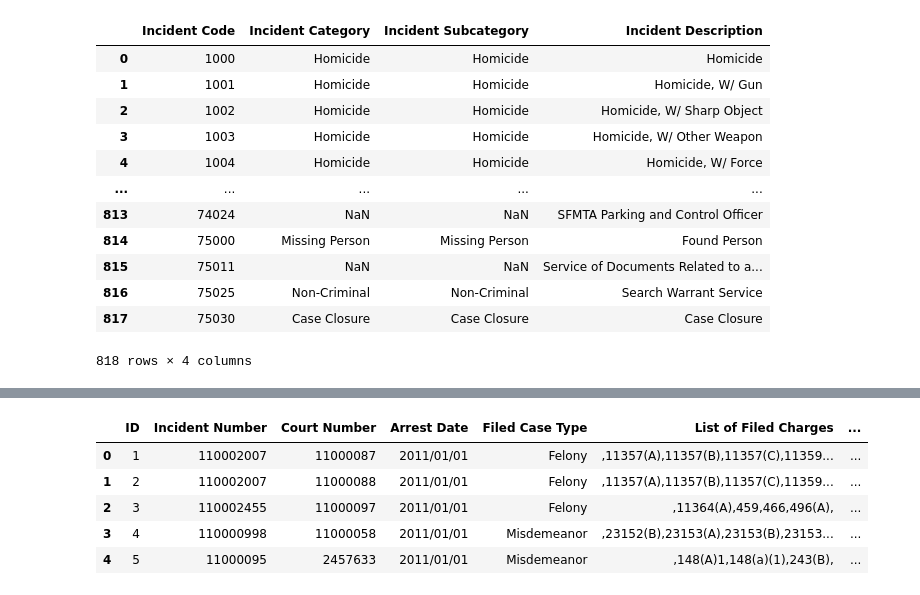
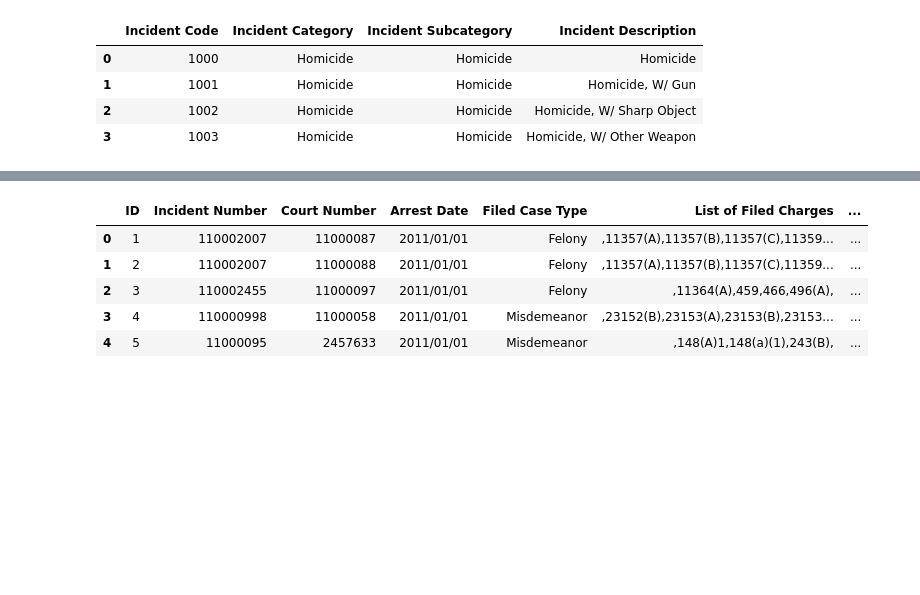
Before and after one commit to molsonkiko/sf_crime_2022, a Jupyter notebook: production 1+2.ipynb, the cells around one changed output, grey strips where cells are left out. Drawn from its saved outputs; the diff is of its cells as text; code cells hidden in the pictures; blank space fills up the shorter version.

```diff
--- a/production 1+2.ipynb
+++ b/production 1+2.ipynb
@@ -18,21 +18,13 @@ dfdict = pd.read_excel("input files/Production 1 and 2 combined by Isaiah withou
 cases = pd.read_csv("input files/District_Attorney_Incoming_Caseload.csv")
 # %%
 incident_codes = pd.read_excel("input files/incident_code_legend.xlsx")
-incident_codes
+incident_codes.head(4)
 # %% [output]
 |  | Incident Code | Incident Category | Incident Subcategory | Incident Description |
 | 0 | 1000 | Homicide | Homicide | Homicide |
 | 1 | 1001 | Homicide | Homicide | Homicide, W/ Gun |
 | 2 | 1002 | Homicide | Homicide | Homicide, W/ Sharp Object |
 | 3 | 1003 | Homicide | Homicide | Homicide, W/ Other Weapon |
-| 4 | 1004 | Homicide | Homicide | Homicide, W/ Force |
-| ... | ... | ... | ... | ... |
-| 813 | 74024 | NaN | NaN | SFMTA Parking and Control Officer |
-| 814 | 75000 | Missing Person | Missing Person | Found Person |
-| 815 | 75011 | NaN | NaN | Service of Documents Related to a... |
-| 816 | 75025 | Non-Criminal | Non-Criminal | Search Warrant Service |
-| 817 | 75030 | Case Closure | Case Closure | Case Closure |
-818 rows × 4 columns
 # %%
 reports.head()
 # %% [output]
```
Also changed, not shown: parts of 34 cells of this notebook, 10 other files.
